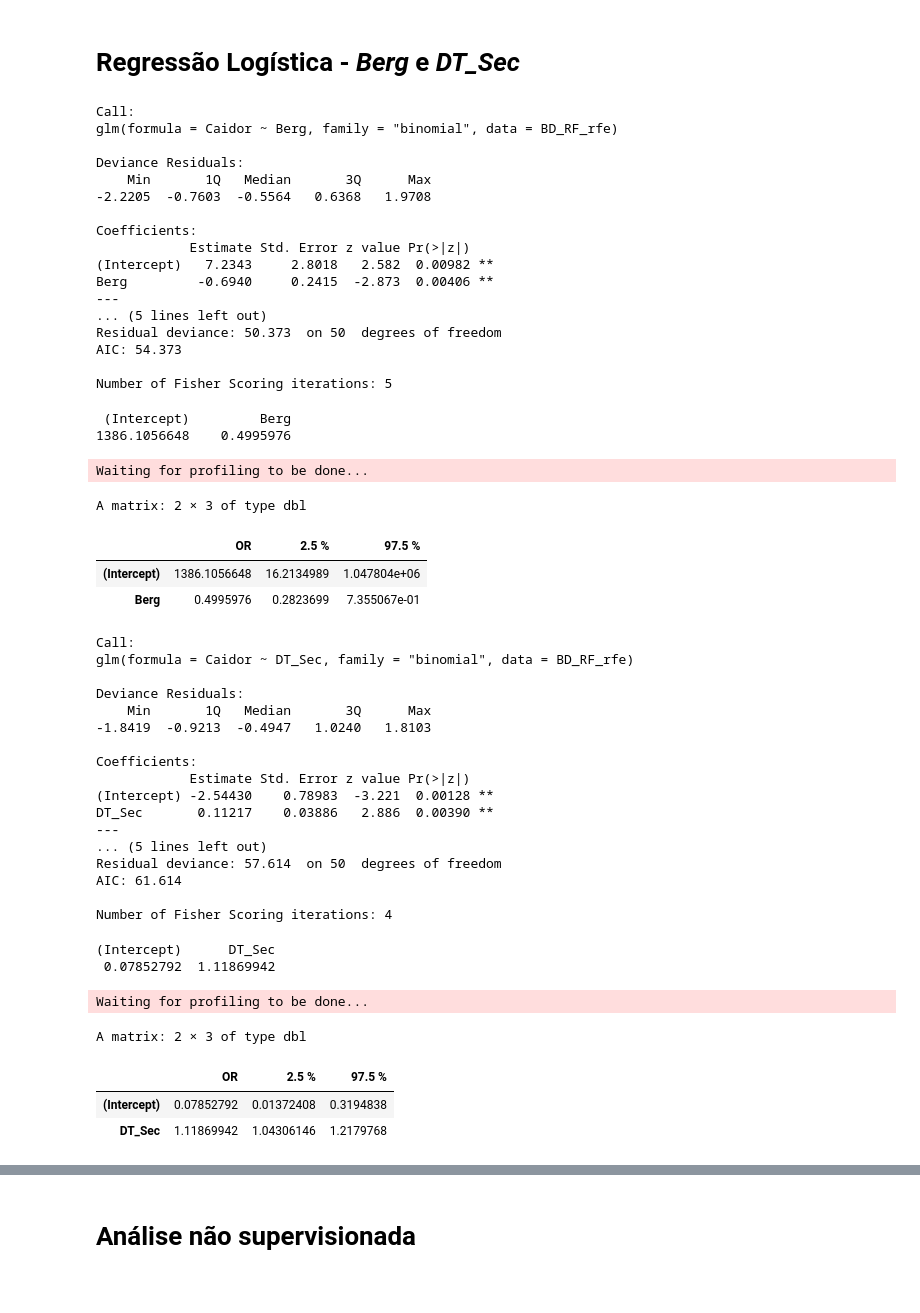
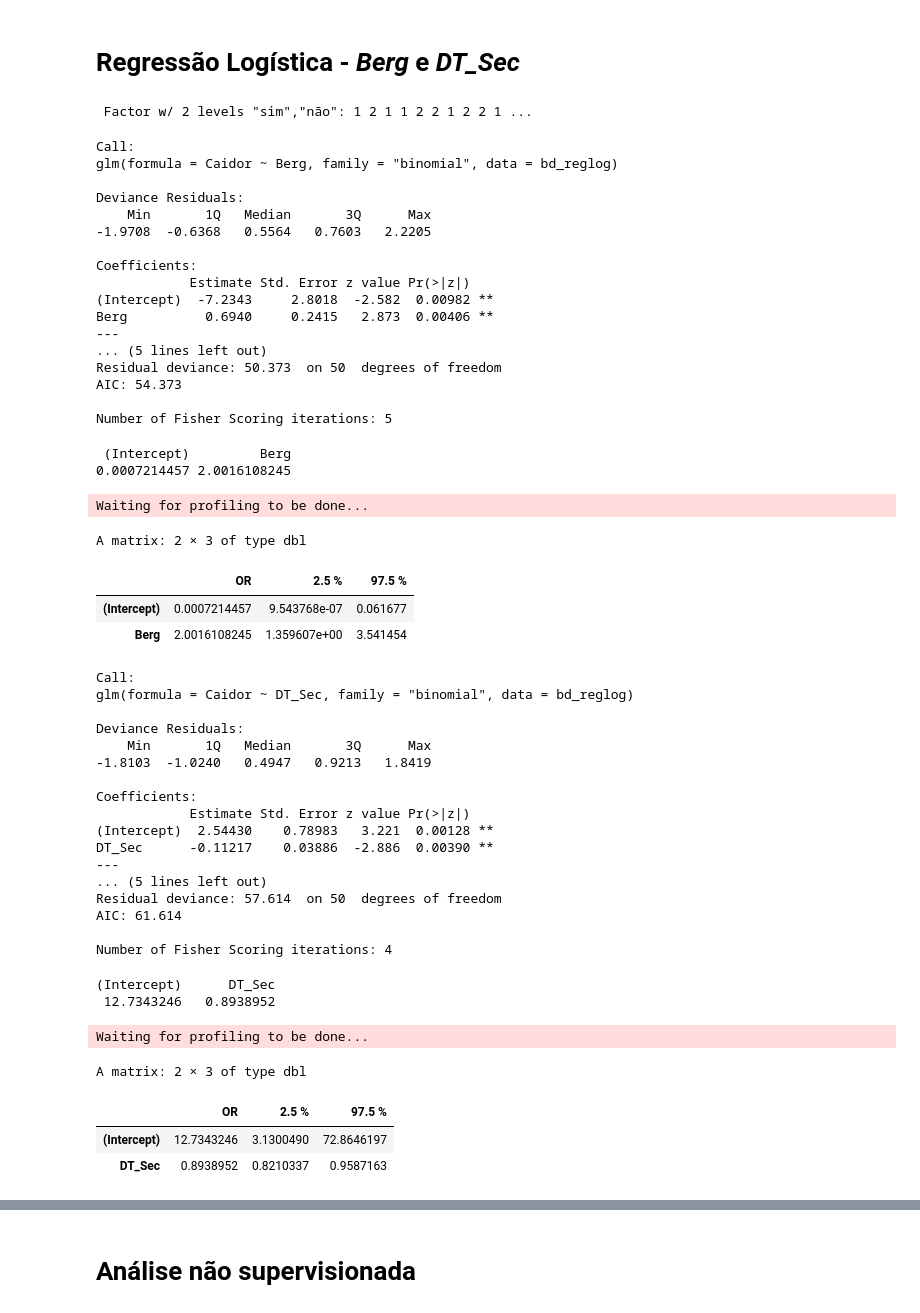
Before and after one commit to RenanBaltar/Analises_Heitor, a Jupyter notebook: Analise_Heitor_tese.ipynb, the cells around one changed output, grey strips where cells are left out. Drawn from its saved outputs; the diff is of its cells as text; code cells hidden in the pictures.

```diff
--- a/Analise_Heitor_tese.ipynb
+++ b/Analise_Heitor_tese.ipynb
@@ -1305,43 +1331,49 @@ AUC of roc1 AUC of roc2
 [figure]
 # %% [markdown]
 # Regressão Logística - *Berg* e *DT_Sec*
+# %%
+#Alterando a classe de referência (não -> sim) #Sim=1
+bd_reglog <- within(BD_RF_rfe, Caidor <- relevel(Caidor, ref = "sim"))
+str(bd_reglog$Caidor)
+# %% [output]
+ Factor w/ 2 levels "sim","não": 1 2 1 1 2 2 1 2 2 1 ...
 # %%
 set.seed(321)
-logistic_model<- glm(Caidor ~ Berg,data=BD_RF_rfe, family = 'binomial')
+logistic_model<- glm(Caidor ~ Berg,data=bd_reglog, family = 'binomial')
 summary(logistic_model)
 #Razão de chances
 OR<- exp(coef(logistic_model))
 OR
 #Intervalo de confiança
 exp(cbind(OR=coef(logistic_model), confint(logistic_model)))
 # %% [output]
 Call:
-glm(formula = Caidor ~ Berg, family = "binomial", data = BD_RF_rfe)
+glm(formula = Caidor ~ Berg, family = "binomial", data = bd_reglog)
 
 Deviance Residuals:
     Min       1Q   Median       3Q      Max
--2.2205  -0.7603  -0.5564   0.6368   1.9708
+-1.9708  -0.6368   0.5564   0.7603   2.2205
 
 Coefficients:
             Estimate Std. Error z value Pr(>|z|)
-(Intercept)   7.2343     2.8018   2.582  0.00982 **
-Berg         -0.6940     0.2415  -2.873  0.00406 **
+(Intercept)  -7.2343     2.8018  -2.582  0.00982 **
+Berg          0.6940     0.2415   2.873  0.00406 **
 ---
 ... (5 lines left out)
 Residual deviance: 50.373  on 50  degrees of freedom
 AIC: 54.373
 
 Number of Fisher Scoring iterations: 5
  (Intercept)         Berg
-1386.1056648    0.4995976
+0.0007214457 2.0016108245
 Waiting for profiling to be done...
 A matrix: 2 × 3 of type dbl
 |  | OR | 2.5 % | 97.5 % |
-| (Intercept) | 1386.1056648 | 16.2134989 | 1.047804e+06 |
-| Berg | 0.4995976 | 0.2823699 | 7.355067e-01 |
+| (Intercept) | 0.0007214457 | 9.543768e-07 | 0.061677 |
+| Berg | 2.0016108245 | 1.359607e+00 | 3.541454 |
 # %%
 set.seed(123)
-logistic_model2<- glm(Caidor~DT_Sec,data=BD_RF_rfe, family = 'binomial')
+logistic_model2<- glm(Caidor~DT_Sec,data=bd_reglog, family = 'binomial')
 summary(logistic_model2)
 #Razão de chances
 OR2<- exp(coef(logistic_model2))
@@ -1350,16 +1382,16 @@ OR2
 exp(cbind(OR=coef(logistic_model2), confint(logistic_model2)))
 # %% [output]
 Call:
-glm(formula = Caidor ~ DT_Sec, family = "binomial", data = BD_RF_rfe)
+glm(formula = Caidor ~ DT_Sec, family = "binomial", data = bd_reglog)
 
 Deviance Residuals:
     Min       1Q   Median       3Q      Max
--1.8419  -0.9213  -0.4947   1.0240   1.8103
+-1.8103  -1.0240   0.4947   0.9213   1.8419
 
 Coefficients:
             Estimate Std. Error z value Pr(>|z|)
-(Intercept) -2.54430    0.78983  -3.221  0.00128 **
-DT_Sec       0.11217    0.03886   2.886  0.00390 **
+(Intercept)  2.54430    0.78983   3.221  0.00128 **
+DT_Sec      -0.11217    0.03886  -2.886  0.00390 **
 ---
 ... (5 lines left out)
 Residual deviance: 57.614  on 50  degrees of freedom
@@ -1367,9 +1399,9 @@ AIC: 61.614
 
 Number of Fisher Scoring iterations: 4
 (Intercept)      DT_Sec
- 0.07852792  1.11869942
+ 12.7343246   0.8938952
 Waiting for profiling to be done...
 A matrix: 2 × 3 of type dbl
 |  | OR | 2.5 % | 97.5 % |
-| (Intercept) | 0.07852792 | 0.01372408 | 0.3194838 |
-| DT_Sec | 1.11869942 | 1.04306146 | 1.2179768 |
+| (Intercept) | 12.7343246 | 3.1300490 | 72.8646197 |
+| DT_Sec | 0.8938952 | 0.8210337 | 0.9587163 |
```
Also changed, not shown: parts of 4 cells of this notebook.
